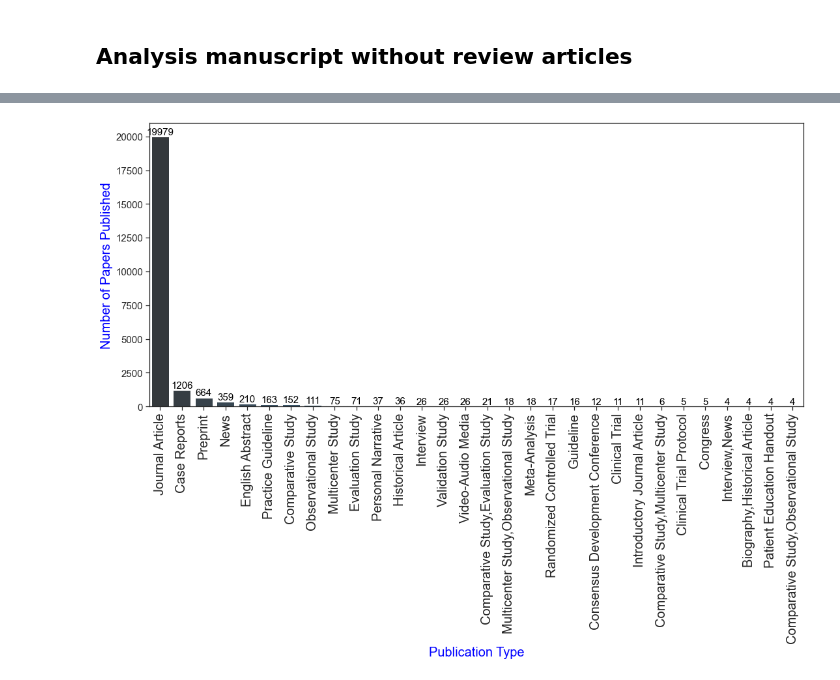
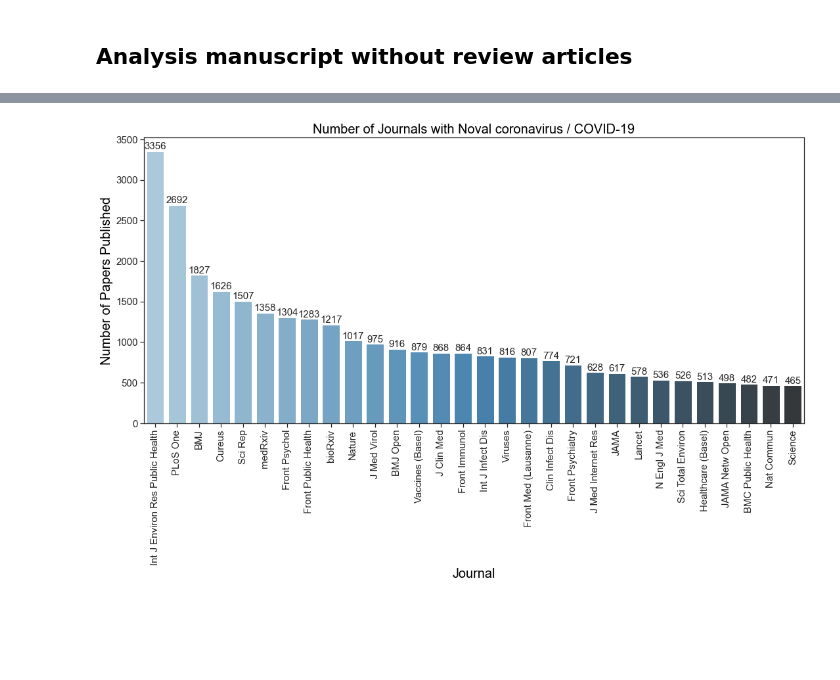
Before and after one commit to htanjore/covid19_pubmed, a Jupyter notebook: notebooks/covid19_EDA.ipynb, the cells around one changed output, grey strips where cells are left out. Saved outputs shown, nothing was run; the diff lists cells and outputs as text; code cells hidden in the pictures; blank space fills up the shorter version.

```diff
--- a/notebooks/covid19_EDA.ipynb
+++ b/notebooks/covid19_EDA.ipynb
@@ -48,10 +13,0 @@ covid19.journal_title = covid19.journal_title.str.lower()
-# %%
-covid19['Published_year'] = pd.to_numeric(covid19['Published_year'])
-covid19.publication_type = covid19.publication_type.str.replace('Journal Article,', "", regex = True)
-covid19.publication_type = covid19.publication_type.str.replace(',Journal Article', "", regex = True)
-# %%
-covid19['journal_title'] = covid19['journal_title'].str.title()
-impact_factor['journal_title'] = impact_factor['journal_title'].str.title()
-# %%
-# merge dataframes
-covid19 = covid19.merge(impact_factor, left_on = 'journal_title', right_on = 'journal_title', how = 'left')
@@ -88,6 +45,7 @@ covid19.head()
 
 ## Analysis manuscript without review articles
 # %%
-minus_reviews =covid19[~covid19.publication_type.str.contains("Review|Comment|Editorial|Letter|Published Erratum")==True]
-minus_reviews.publication_type.value_counts()
+reviews_removed = covid19[covid19.publication_type.str.contains("Review|Comment|Editorial|Letter|Published Erratum") == False]
+
+reviews_removed.publication_type.value_counts().reset_index().head(10)
 # %% [output]
@@ -111,14 +155,18 @@ Name: publication_type, dtype: int64
 # %%
-sns.set(rc={'figure.figsize':(18,8)}, style ='white' )
+sns.set(rc={'figure.figsize':(18,8)}, style ='white')
 sns.set_style("ticks")
-publication_type = minus_reviews.groupby('publication_type')['PMID'].count().reset_index()\
-                        .sort_values('PMID', ascending =False).reset_index(drop= True).head(30)
-ax =sns.barplot(x = 'publication_type', y = 'PMID', data = publication_type, palette ="Blues_d")
-plt.xlabel('Publication Type',fontsize = 20, color = 'blue')
-plt.ylabel('Number of Papers Published',fontsize = 20, color = 'blue')
-plt.xticks(fontsize = 20, rotation = 90)
+total_published=  reviews_removed.groupby(['ISOAbbreviation'])[['PMID']].count()\
+                         .rename(columns = {'PMID' : 'count'}) \
+                         .reset_index().sort_values('count', ascending = False).reset_index(drop= True).head(30)
+ax = sns.barplot(x = 'ISOAbbreviation', y = 'count', data = total_published, palette ="Blues_d", ci=None)
+ax.bar_label(ax.containers[0], fontsize=15)
+plt.xlabel('Journal',fontsize = 20, color = 'black')
+plt.ylabel('Number of Papers Published',fontsize = 20, color = 'black')
+plt.xticks(fontsize = 15, rotation = 90)
 plt.yticks(fontsize = 15)
-for index, row in publication_type.iterrows():
-    ax.text(row.name,row.PMID, round(row.PMID),color='black', ha="center",fontsize = 15, va='bottom')#, clip_on= True);
+plt.title('Number of Journals with Noval coronavirus / COVID-19', fontsize = 20, color = 'black');
+
+plt.savefig("../data/journals.png",  bbox_inches="tight")
+plt.show();
 # %% [output]
-[figure, old version]
+[figure, new version]
```
Also changed, not shown: parts of 18 cells of this notebook, 10 other files.
